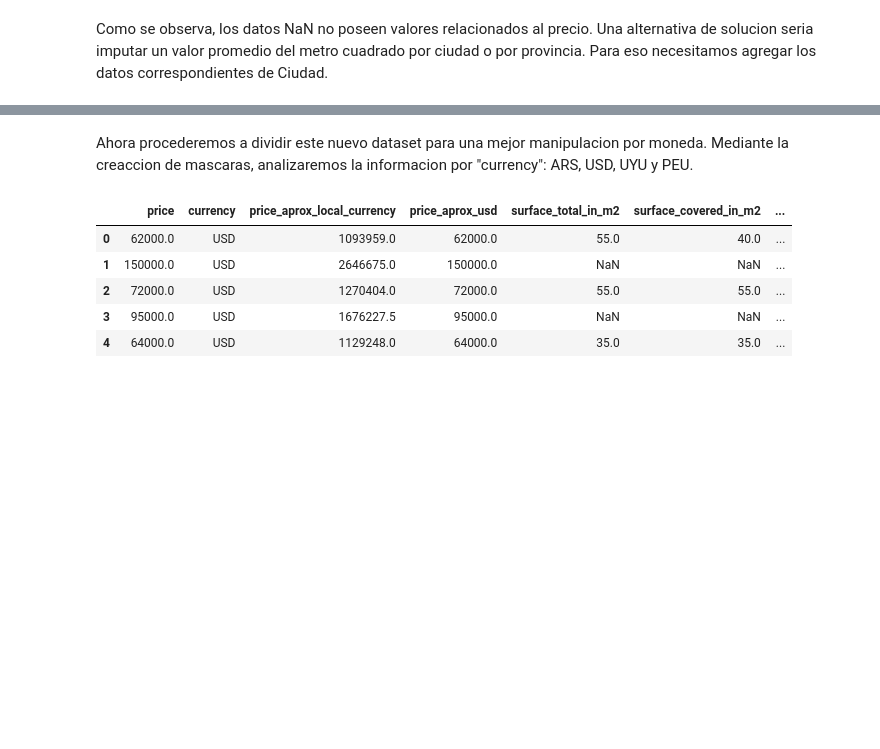
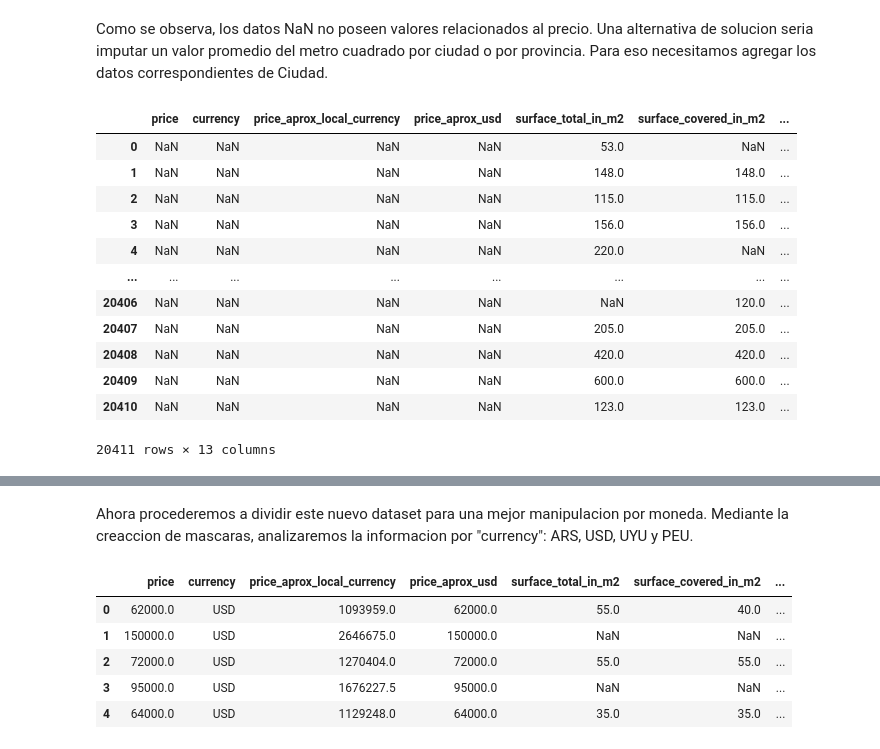
Before and after one commit to fbenitezpiloni/dh_tp_grupo_13, a Jupyter notebook: TP1/TP1_DH.ipynb, the cells around one changed output, grey strips where cells are left out. Saved outputs shown, nothing was run; the diff lists cells and outputs as text; code cells hidden in the pictures; blank space fills up the shorter version.

```diff
--- a/TP1/TP1_DH.ipynb
+++ b/TP1/TP1_DH.ipynb
@@ -396,0 +401,20 @@ Como se observa, los datos NaN no poseen valores relacionados al precio. Una alt
+# %%
+#vamos a imputar df_nulos_1
+
+df_nulos_1=df_nulos_1.merge(df_prov_prom,how="left", on="state_name")
+df_nulos_1=df_nulos_1.merge(df_ciudad_prom,how="left", on="ciudad_nuevo")
+df_nulos_1
+# %% [output]
+|  | price | currency | price_aprox_local_currency | price_aprox_usd | surface_total_in_m2 | surface_covered_in_m2 | ... |
+| 0 | NaN | NaN | NaN | NaN | 53.0 | NaN | ... |
+| 1 | NaN | NaN | NaN | NaN | 148.0 | 148.0 | ... |
+| 2 | NaN | NaN | NaN | NaN | 115.0 | 115.0 | ... |
+| 3 | NaN | NaN | NaN | NaN | 156.0 | 156.0 | ... |
+| 4 | NaN | NaN | NaN | NaN | 220.0 | NaN | ... |
+| ... | ... | ... | ... | ... | ... | ... | ... |
+| 20406 | NaN | NaN | NaN | NaN | NaN | 120.0 | ... |
+| 20407 | NaN | NaN | NaN | NaN | 205.0 | 205.0 | ... |
+| 20408 | NaN | NaN | NaN | NaN | 420.0 | 420.0 | ... |
+| 20409 | NaN | NaN | NaN | NaN | 600.0 | 600.0 | ... |
+| 20410 | NaN | NaN | NaN | NaN | 123.0 | 123.0 | ... |
+20411 rows × 13 columns
```
Also changed, not shown: parts of 5 cells of this notebook.
